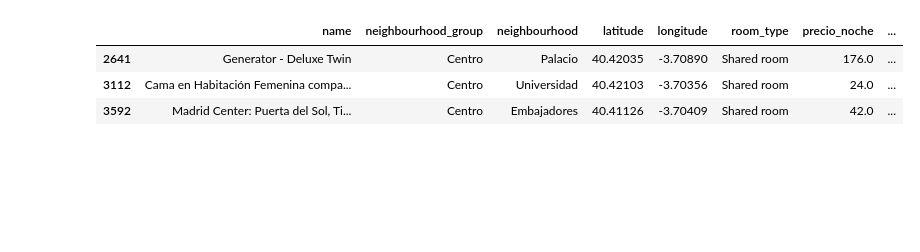
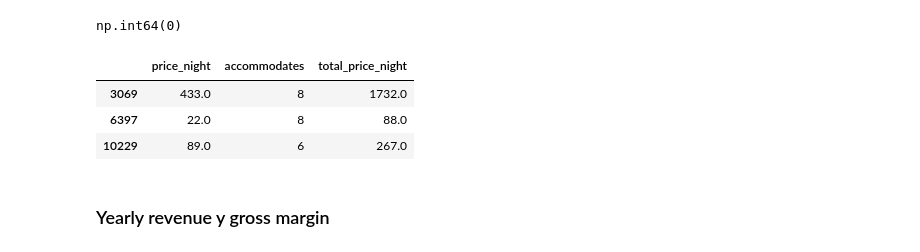
Before and after one commit to jordipsans/madrid-tourist-rental-opportunity-analysis, a Jupyter notebook: notebooks/02_CreacionVariables.ipynb, the cells around one changed output. Saved outputs shown, nothing was run; the diff lists cells and outputs as text; code cells hidden in the pictures; blank space fills up the shorter version.

```diff
--- a/notebooks/02_CreacionVariables.ipynb
+++ b/notebooks/02_CreacionVariables.ipynb
@@ -8,7 +8,7 @@ from pathlib import Path
 #conectar con la base de datos y cargar las 3 tablas
 import sqlite3
 
-db_path = "../datos/intermedios/mercado_inmobiliario.db"
+db_path = "../data/raw/mercado_inmobiliario.db"
 
 with sqlite3.connect(db_path) as conn:
     listings = pd.read_sql("SELECT * FROM listings", conn)
@@ -42,4 +49,3 @@ memory usage: 2.1 MB
 # %%
-df = df.drop(columns = 'id')
-df = df.rename(columns = {'precio': 'precio_m2', 'price': 'precio_noche'})
-df.head(3)
+df = df.drop(columns = ['id','room_type_y'])
+df = df.rename(columns = {'price': 'price_night', 'room_type_x': 'room_type'})
@@ -53,24 +59,34 @@ df.head(3)
 tasa_uso = 0.5
 
 condiciones = [
-    df['room_type'] == 'Entire home/apt',
-    df['room_type'] == 'Private room',
-    df['room_type'] == 'Shared room'
+    (df['room_type'] == 'Entire home/apt'),
+    (df['room_type'] == 'Private room') & (df['bedrooms'] == 1),
+    (df['room_type'] == 'Private room') & (df['bedrooms'] > 1),
+    (df['room_type'] == 'Shared room') & (df['accommodates'] == 1),
+    (df['room_type'] == 'Shared room') & (df['accommodates'] > 1)
 ]
 valores = [
-    df['precio_noche'],
-    df['bedrooms'] * df['precio_noche'] * tasa_uso,
-    df['accommodates'] * df['precio_noche'] * tasa_uso
+    df['price_night'],
+    df['price_night'] * df['bedrooms'],
+    df['price_night'] * df['bedrooms'] * tasa_uso,
+    df['price_night'] * df['accommodates'],
+    df['price_night'] * df['accommodates'] * tasa_uso,
 ]
 
-df['precio_noche_total'] = np.select(condiciones, valores, default=np.nan)
+df['total_price_night'] = np.select(condiciones, valores, default=np.nan)
+# %%
+df['price_night'].isna().sum()
+# %% [output]
+np.int64(0)
 # %%
 #comprovacion de la tasa de uso (0.5) para shared room
-df[(df.room_type == 'Shared room') & (df.beds >1)].head(3)
+df.loc[(df.room_type == 'Shared room') & (df['accommodates'] >2), ['price_night','accommodates','total_price_night',]]
 # %% [output]
-|  | name | neighbourhood_group | neighbourhood | latitude | longitude | room_type | precio_noche | ... |
-| 2641 | Generator - Deluxe Twin | Centro | Palacio | 40.42035 | -3.70890 | Shared room | 176.0 | ... |
-| 3112 | Cama en Habitación Femenina compa... | Centro | Universidad | 40.42103 | -3.70356 | Shared room | 24.0 | ... |
-| 3592 | Madrid Center: Puerta del Sol, Ti... | Centro | Embajadores | 40.41126 | -3.70409 | Shared room | 42.0 | ... |
+|  | price_night | accommodates | total_price_night |
+| 3069 | 433.0 | 8 | 1732.0 |
+| 6397 | 22.0 | 8 | 88.0 |
+| 10229 | 89.0 | 6 | 267.0 |
+# %% [markdown]
+### Yearly revenue y gross margin
 # %%
 #crear variable de ingreso_anual como precio_noche_total * estimated_occupancy_l365d
```
Also changed, not shown: parts of 32 cells of this notebook, 10 other files.
